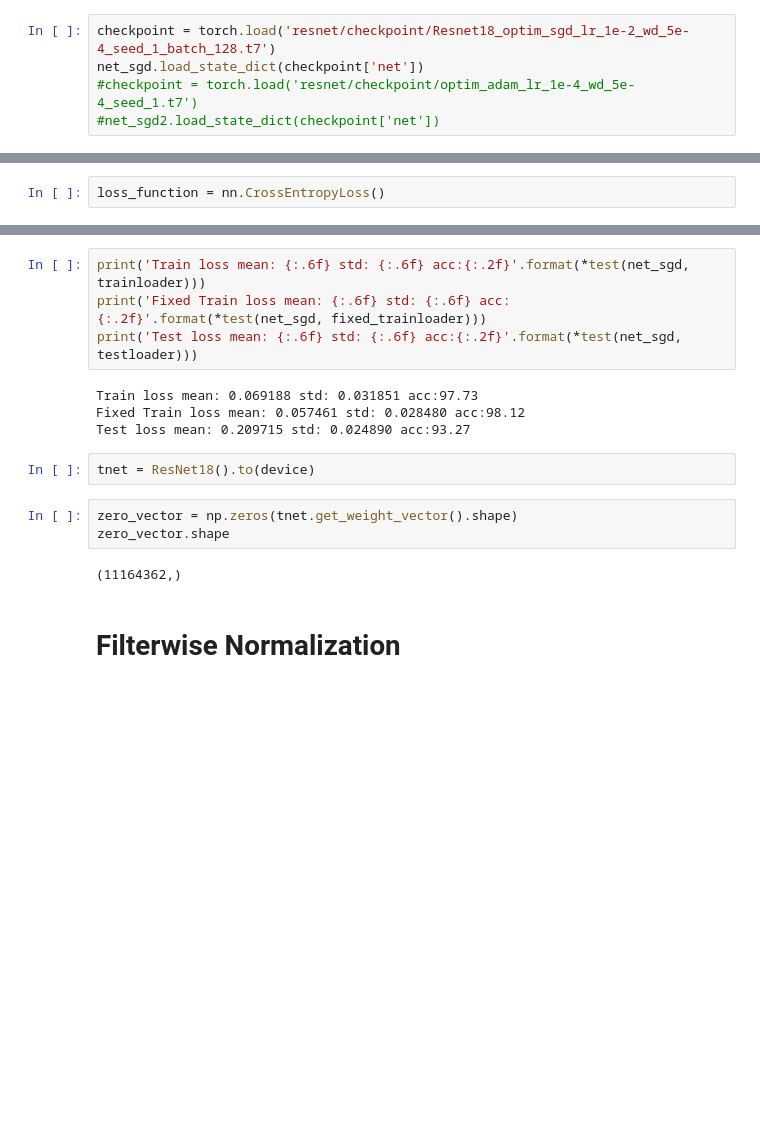
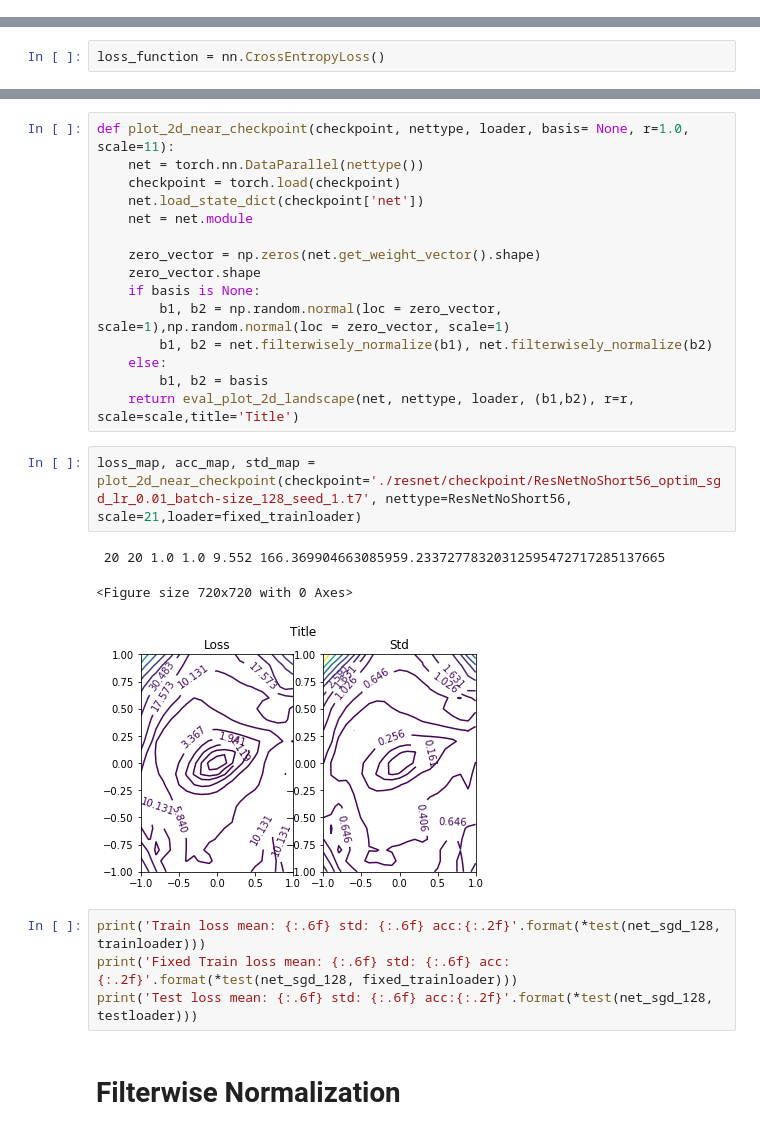
Before and after one commit to leesy714/nn_landscape_var, a Jupyter notebook: landscape_test.ipynb, the cells around one changed output, grey strips where cells are left out. Cells and saved outputs as stored; diff of their text form; blank space fills up the shorter version.

Commit message:
dqn shaped model

```diff
--- a/landscape_test.ipynb
+++ b/landscape_test.ipynb
@@ -18,8 +16,3 @@ net_sgd2 = torch.nn.DataParallel(ResNet18())
-# %%
-checkpoint = torch.load('resnet/checkpoint/Resnet18_optim_sgd_lr_1e-2_wd_5e-4_seed_1_batch_128.t7')
-net_sgd.load_state_dict(checkpoint['net'])
-#checkpoint = torch.load('resnet/checkpoint/optim_adam_lr_1e-4_wd_5e-4_seed_1.t7')
-#net_sgd2.load_state_dict(checkpoint['net'])
 # %%
 fixed_transform_train = transforms.Compose([
     transforms.ToTensor(),
@@ -85,18 +112,28 @@ net_sgd = net_sgd.module
+# %%
+def plot_2d_near_checkpoint(checkpoint, nettype, loader, basis= None, r=1.0, scale=11):
+    net = torch.nn.DataParallel(nettype())
+    checkpoint = torch.load(checkpoint)
+    net.load_state_dict(checkpoint['net'])
+    net = net.module
+
+    zero_vector = np.zeros(net.get_weight_vector().shape)
+    zero_vector.shape
+    if basis is None:
+        b1, b2 = np.random.normal(loc = zero_vector, scale=1),np.random.normal(loc = zero_vector, scale=1)
+        b1, b2 = net.filterwisely_normalize(b1), net.filterwisely_normalize(b2)
+    else:
+        b1, b2 = basis
+    return eval_plot_2d_landscape(net, nettype, loader, (b1,b2), r=r, scale=scale,title='Title')
+# %%
+loss_map, acc_map, std_map =  plot_2d_near_checkpoint(checkpoint='./resnet/checkpoint/ResNetNoShort56_optim_sgd_lr_0.01_batch-size_128_seed_1.t7', nettype=ResNetNoShort56, scale=21,loader=fixed_trainloader)
+# %% [output]
+ 20 20 1.0 1.0 9.552 166.369904663085959.23372778320312595472717285137665
+<Figure size 720x720 with 0 Axes>
+[figure, added]
 # %%
-print('Train loss mean: {:.6f} std: {:.6f} acc:{:.2f}'.format(*test(net_sgd, trainloader)))
-print('Fixed Train loss mean: {:.6f} std: {:.6f} acc:{:.2f}'.format(*test(net_sgd, fixed_trainloader)))
-print('Test loss mean: {:.6f} std: {:.6f} acc:{:.2f}'.format(*test(net_sgd, testloader)))
+print('Train loss mean: {:.6f} std: {:.6f} acc:{:.2f}'.format(*test(net_sgd_128, trainloader)))
+print('Fixed Train loss mean: {:.6f} std: {:.6f} acc:{:.2f}'.format(*test(net_sgd_128, fixed_trainloader)))
+print('Test loss mean: {:.6f} std: {:.6f} acc:{:.2f}'.format(*test(net_sgd_128, testloader)))
-# %% [output]
-Train loss mean: 0.069188 std: 0.031851 acc:97.73
-Fixed Train loss mean: 0.057461 std: 0.028480 acc:98.12
-Test loss mean: 0.209715 std: 0.024890 acc:93.27
-# %%
-tnet = ResNet18().to(device)
-# %%
-zero_vector = np.zeros(tnet.get_weight_vector().shape)
-zero_vector.shape
-# %% [output]
-(11164362,)
 # %% [markdown]
 # Filterwise Normalization
 # %%
```
Also changed, not shown: parts of 28 cells of this notebook, 5 other files.
